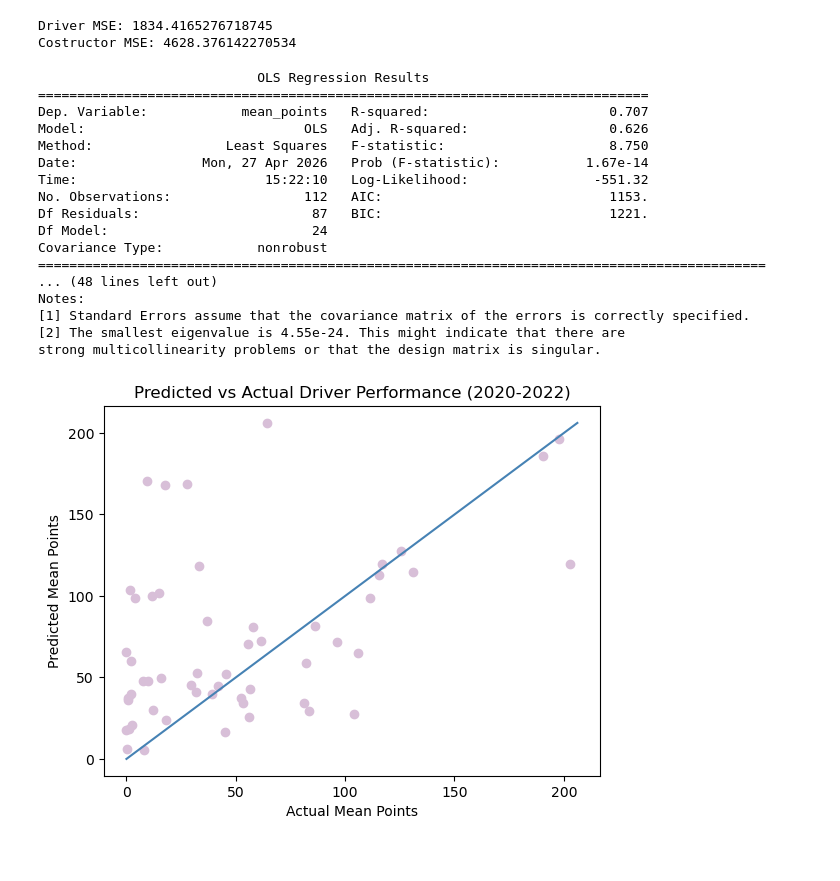
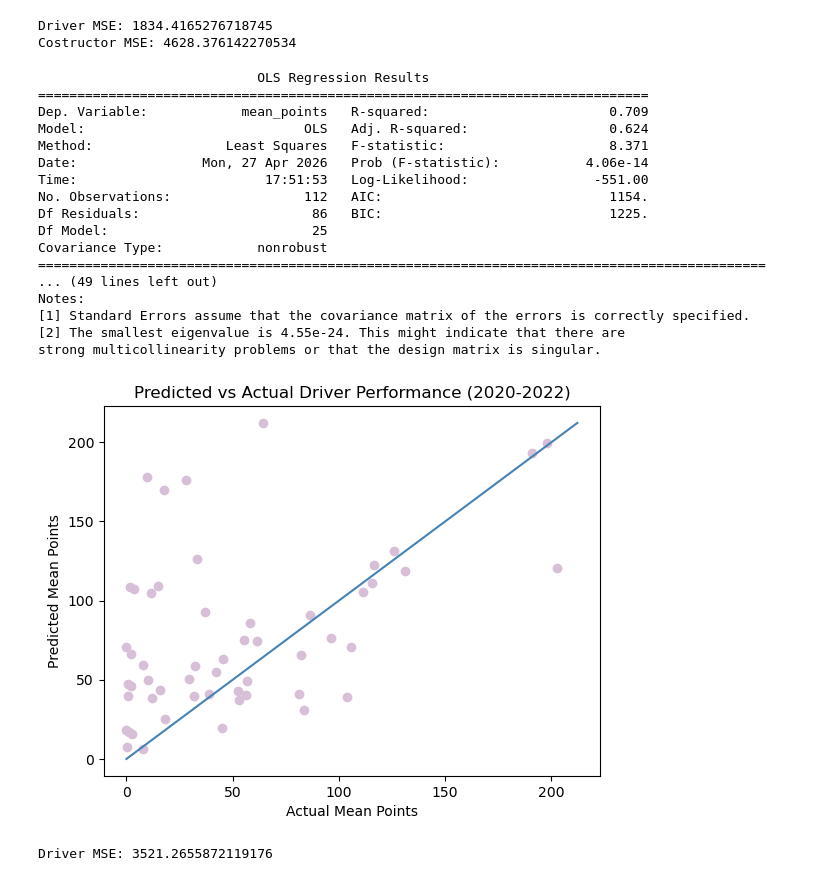
Before and after one commit to a-nuckols/datasci-151-final-proj, a Jupyter notebook: final_project.ipynb, the cells around one changed output. Drawn from its saved outputs; the diff is of its cells as text; code cells hidden in the pictures.

```diff
--- a/final_project.ipynb
+++ b/final_project.ipynb
@@ -242,47 +242,53 @@ constructors_training2 = constructors_training_2[constructors_training_2["constr
 constructors_test2 = constructors_test_2[constructors_test_2["constructorId"].isin(common_constructors)]
 # %%
 # fit regression model for drivers
-drivers_model3 = smf.ols('mean_points ~  C(driverId)+year+nationality+avg_pit_stop_duration + stdev_lap_time',
+drivers_model3 = smf.ols('mean_points ~  C(driverId)+year+nationality+fastest_lap+avg_pit_stop_duration +stdev_lap_time',
     data=drivers_training2
 ).fit()
 print(drivers_model3.summary())
 
 drivers_pred3 = drivers_model3.predict(drivers_test2)
 
 plt.scatter(
     drivers_test2["mean_points"],
     drivers_pred3,
     color="thistle"
 )
 
 # prediction line (y = x)
 min_val = min(drivers_test2["mean_points"].min(), drivers_pred3.min())
 max_val = max(drivers_test2["mean_points"].max(), drivers_pred3.max())
 
 plt.plot([min_val, max_val], [min_val, max_val], color="steelblue")
 
 plt.xlabel("Actual Mean Points")
 plt.ylabel("Predicted Mean Points")
 plt.title("Predicted vs Actual Driver Performance (2020-2022)")
 plt.show()
+
+# now check predictive accuracy by comparing mean squared error
+drivers_mse3 = ((drivers_test2['mean_points'] - drivers_pred3)**2).mean()
+
+print('Driver MSE:', drivers_mse3)
 # %% [output]
                             OLS Regression Results
 ==============================================================================
-Dep. Variable:            mean_points   R-squared:                       0.707
-Model:                            OLS   Adj. R-squared:                  0.626
-Method:                 Least Squares   F-statistic:                     8.750
-Date:                Mon, 27 Apr 2026   Prob (F-statistic):           1.67e-14
-Time:                        15:22:10   Log-Likelihood:                -551.32
-No. Observations:                 112   AIC:                             1153.
-Df Residuals:                      87   BIC:                             1221.
-Df Model:                          24
+Dep. Variable:            mean_points   R-squared:                       0.709
+Model:                            OLS   Adj. R-squared:                  0.624
+Method:                 Least Squares   F-statistic:                     8.371
+Date:                Mon, 27 Apr 2026   Prob (F-statistic):           4.06e-14
+Time:                        17:51:53   Log-Likelihood:                -551.00
+No. Observations:                 112   AIC:                             1154.
+Df Residuals:                      86   BIC:                             1225.
+Df Model:                          25
 Covariance Type:            nonrobust
 =============================================================================================
-... (48 lines left out)
+... (49 lines left out)
 Notes:
 [1] Standard Errors assume that the covariance matrix of the errors is correctly specified.
 [2] The smallest eigenvalue is 4.55e-24. This might indicate that there are
 strong multicollinearity problems or that the design matrix is singular.
-[figure, old version]
+[figure, new version]
+Driver MSE: 3521.2655872119176
 # %%
 # fit regression model for constructors
```
Also changed, not shown: parts of 1 cell of this notebook.
